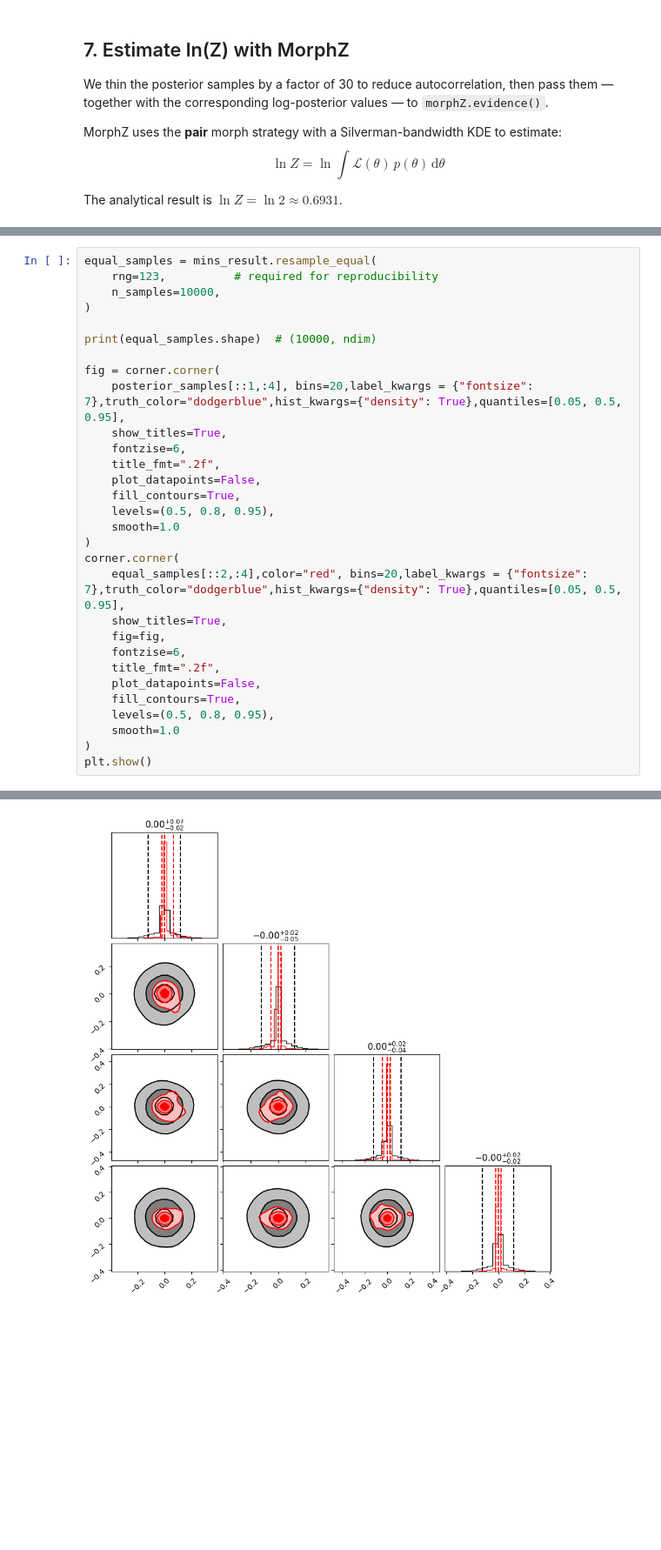
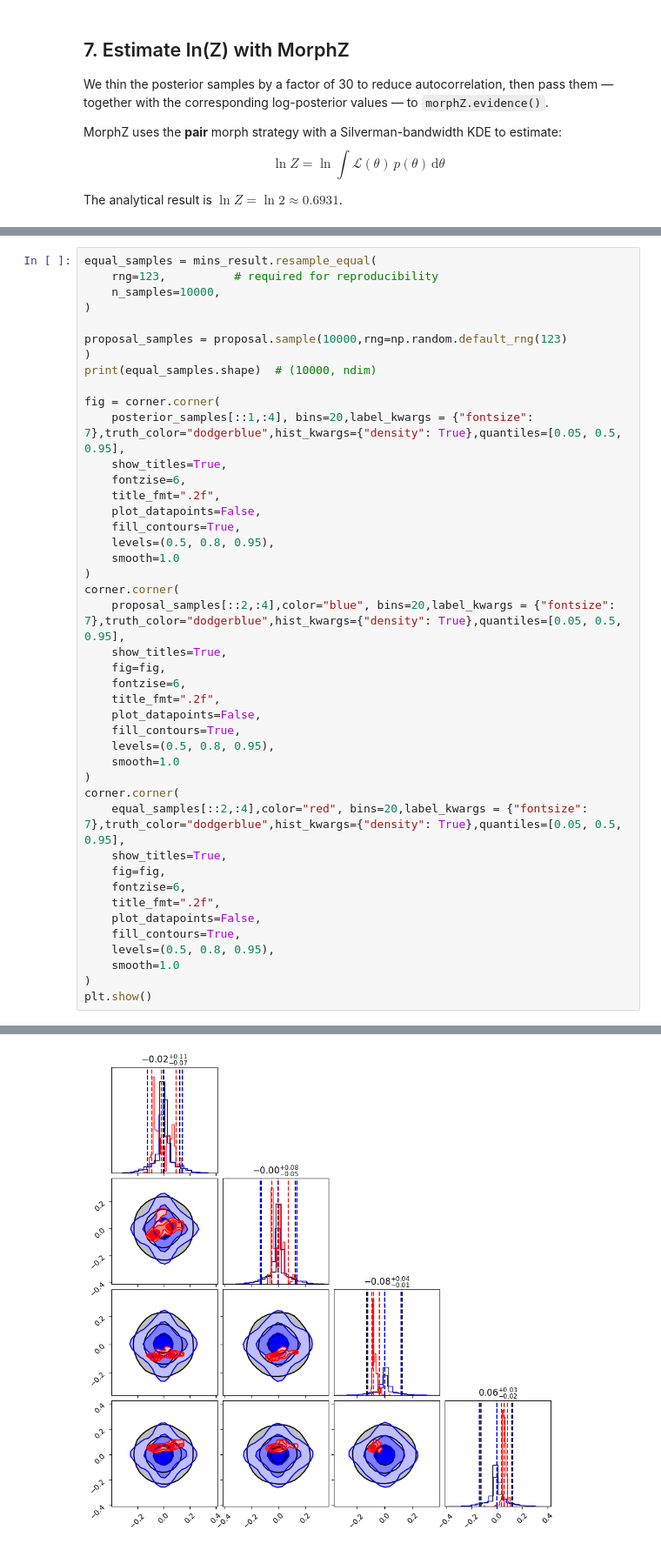
Before and after one commit to EL-MZ/MINS, a Jupyter notebook: examples/peak_sampling.ipynb, the cells around one changed output, grey strips where cells are left out. Shown at 87% size. Saved outputs shown, nothing was run; the diff lists cells and outputs as text; blank space fills up the shorter version.

```diff
--- a/examples/peak_sampling.ipynb
+++ b/examples/peak_sampling.ipynb
@@ -297,31 +304,44 @@ equal_samples = mins_result.resample_equal(
     rng=123,          # required for reproducibility
     n_samples=10000,
 )
 
+proposal_samples = proposal.sample(10000,rng=np.random.default_rng(123)
+)
 print(equal_samples.shape)  # (10000, ndim)
 
 fig = corner.corner(
     posterior_samples[::1,:4], bins=20,label_kwargs = {"fontsize": 7},truth_color="dodgerblue",hist_kwargs={"density": True},quantiles=[0.05, 0.5, 0.95],
     show_titles=True,
+    fontzise=6,
+    title_fmt=".2f",
+    plot_datapoints=False,
+    fill_contours=True,
+    levels=(0.5, 0.8, 0.95),
+    smooth=1.0
+)
+corner.corner(
+    proposal_samples[::2,:4],color="blue", bins=20,label_kwargs = {"fontsize": 7},truth_color="dodgerblue",hist_kwargs={"density": True},quantiles=[0.05, 0.5, 0.95],
+    show_titles=True,
+    fig=fig,
     fontzise=6,
     title_fmt=".2f",
     plot_datapoints=False,
     fill_contours=True,
     levels=(0.5, 0.8, 0.95),
     smooth=1.0
 )
 corner.corner(
     equal_samples[::2,:4],color="red", bins=20,label_kwargs = {"fontsize": 7},truth_color="dodgerblue",hist_kwargs={"density": True},quantiles=[0.05, 0.5, 0.95],
     show_titles=True,
     fig=fig,
     fontzise=6,
     title_fmt=".2f",
     plot_datapoints=False,
     fill_contours=True,
     levels=(0.5, 0.8, 0.95),
     smooth=1.0
 )
 plt.show()
 # %% [output]
 (10000, 15)
-[figure, old version]
+[figure, new version]
```
Also changed, not shown: parts of 5 cells of this notebook, 3 other files.
